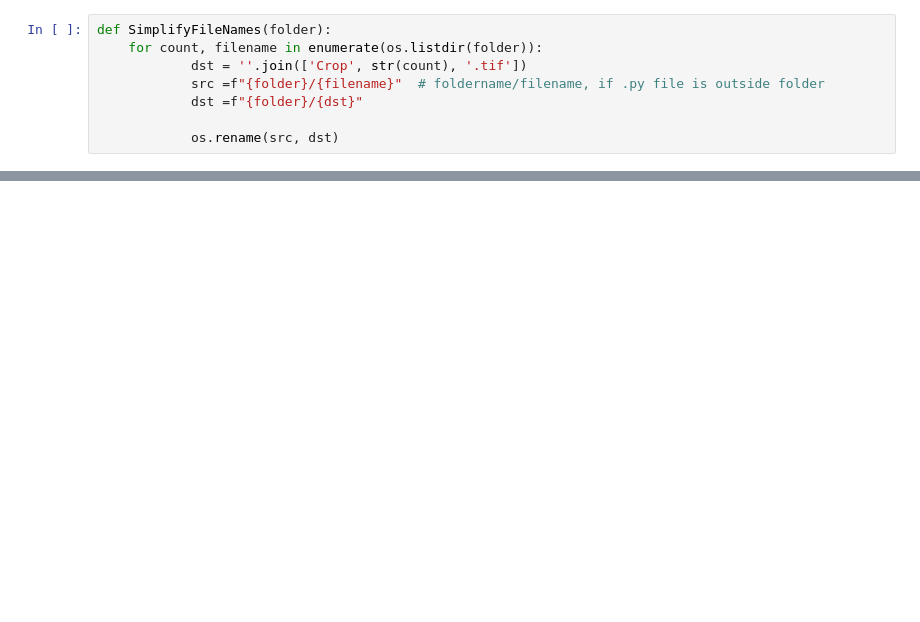
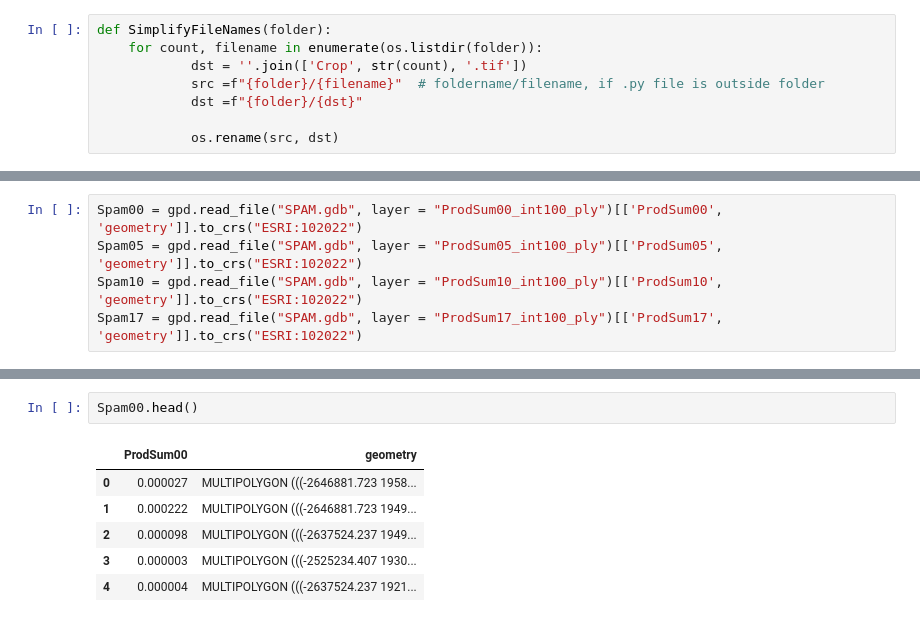
Before and after one commit to gracedoherty/Misc, a Jupyter notebook: MapSPAM_GAEZ_toGrid.ipynb, the cells around one changed output, grey strips where cells are left out. Drawn from its saved outputs; the diff is of its cells as text; blank space fills up the shorter version.

```diff
--- a/MapSPAM_GAEZ_toGrid.ipynb
+++ b/MapSPAM_GAEZ_toGrid.ipynb
@@ -92,0 +62,5 @@ gdal_calc.py -A *.tif --outfile=ProdSum.tif --calc="numpy.sum(A,axis=0)"
+# %%
+Spam00 = gpd.read_file("SPAM.gdb", layer = "ProdSum00_int100_ply")[['ProdSum00', 'geometry']].to_crs("ESRI:102022")
+Spam05 = gpd.read_file("SPAM.gdb", layer = "ProdSum05_int100_ply")[['ProdSum05', 'geometry']].to_crs("ESRI:102022")
+Spam10 = gpd.read_file("SPAM.gdb", layer = "ProdSum10_int100_ply")[['ProdSum10', 'geometry']].to_crs("ESRI:102022")
+Spam17 = gpd.read_file("SPAM.gdb", layer = "ProdSum17_int100_ply")[['ProdSum17', 'geometry']].to_crs("ESRI:102022")
@@ -92,0 +88,9 @@ gdal_calc.py -A *.tif --outfile=ProdSum.tif --calc="numpy.sum(A,axis=0)"
+# %%
+Spam00.head()
+# %% [output]
+|  | ProdSum00 | geometry |
+| 0 | 0.000027 | MULTIPOLYGON (((-2646881.723 1958... |
+| 1 | 0.000222 | MULTIPOLYGON (((-2646881.723 1949... |
+| 2 | 0.000098 | MULTIPOLYGON (((-2637524.237 1949... |
+| 3 | 0.000003 | MULTIPOLYGON (((-2525234.407 1930... |
+| 4 | 0.000004 | MULTIPOLYGON (((-2637524.237 1921... |
```
Also changed, not shown: parts of 28 cells of this notebook.
